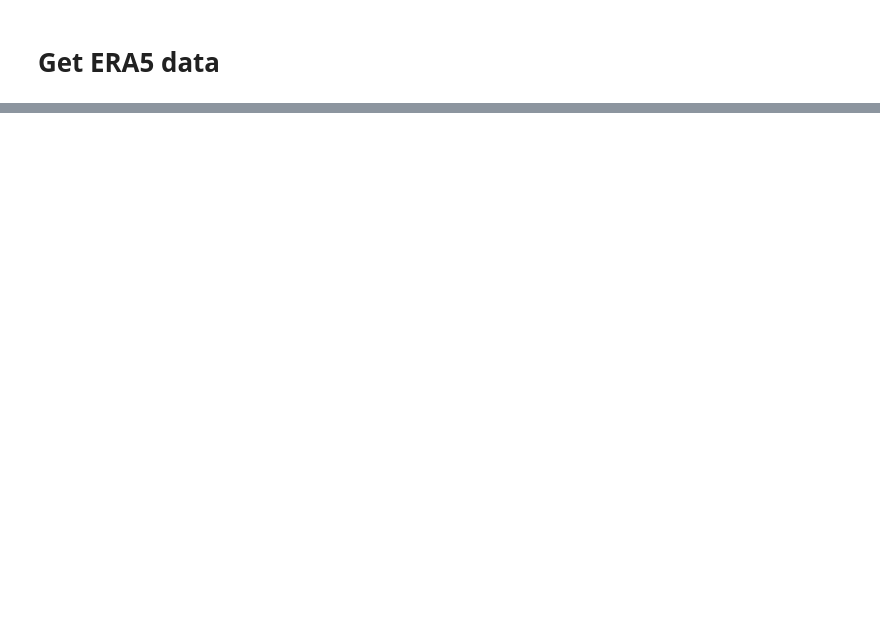
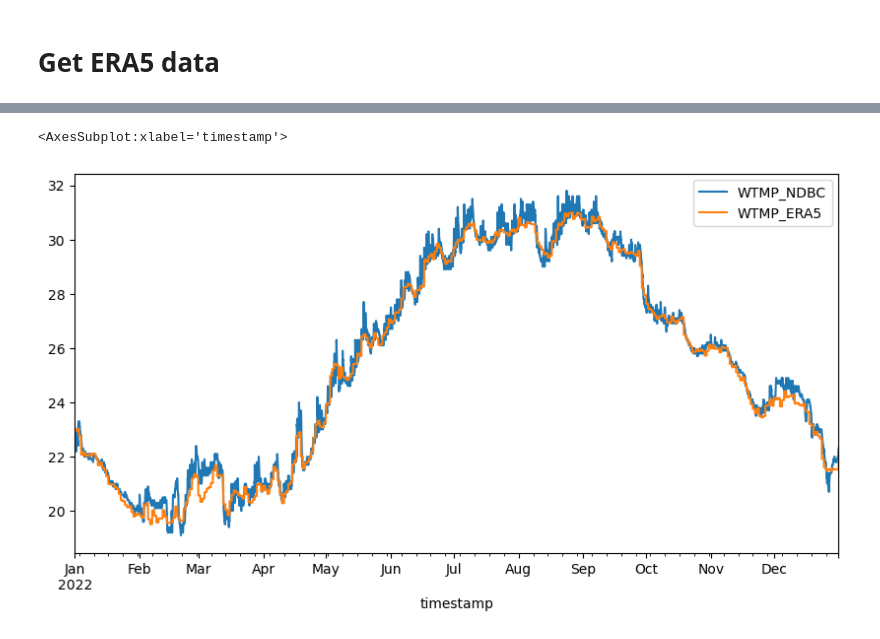
Before and after one commit to elsandner/Master_Project, a Jupyter notebook: Models_PINN/PINN_Baseline.ipynb, the cells around one changed output, grey strips where cells are left out. Cells and saved outputs as stored; diff of their text form; code cells hidden in the pictures; blank space fills up the shorter version.

```diff
--- a/Models_PINN/PINN_Baseline.ipynb
+++ b/Models_PINN/PINN_Baseline.ipynb
@@ -290,0 +91,14 @@ start: 3:10 pm
+# %%
+data_ERA5 = nc.Dataset(f'../data/ERA5_downloads/singleStations/{STATION_ID}_{YEAR}.nc')
+sst = data_ERA5.variables["sst"][:, :, 0].data
+
+data_ERA5 = pd.DataFrame({
+    f'WTMP_{STATION_ID}_ERA5': sst[:,0],     # SST
+    })
+
+data_ERA5[f"WTMP_{STATION_ID}_ERA5"] -= 273.15
+
+data_ERA5["timestamp"] = mL.create_timestamp_list2(YEAR)
+data_ERA5.set_index('timestamp', inplace = True)
+
+data_ERA5
@@ -290,0 +124,4 @@ start: 3:10 pm
+# %%
+data = pd.merge(data_NDBC, data_ERA5, left_index=True, right_index=True)
+data = data.rename(columns={'WTMP_42036': 'WTMP_NDBC', 'WTMP_42036_ERA5': 'WTMP_ERA5'})
+data
@@ -290,0 +143,5 @@ start: 3:10 pm
+# %%
+data.plot( figsize=(10, 5))
+# %% [output]
+<AxesSubplot:xlabel='timestamp'>
+[figure, added]
```
Also changed, not shown: parts of 80 cells of this notebook, 2 other files.
